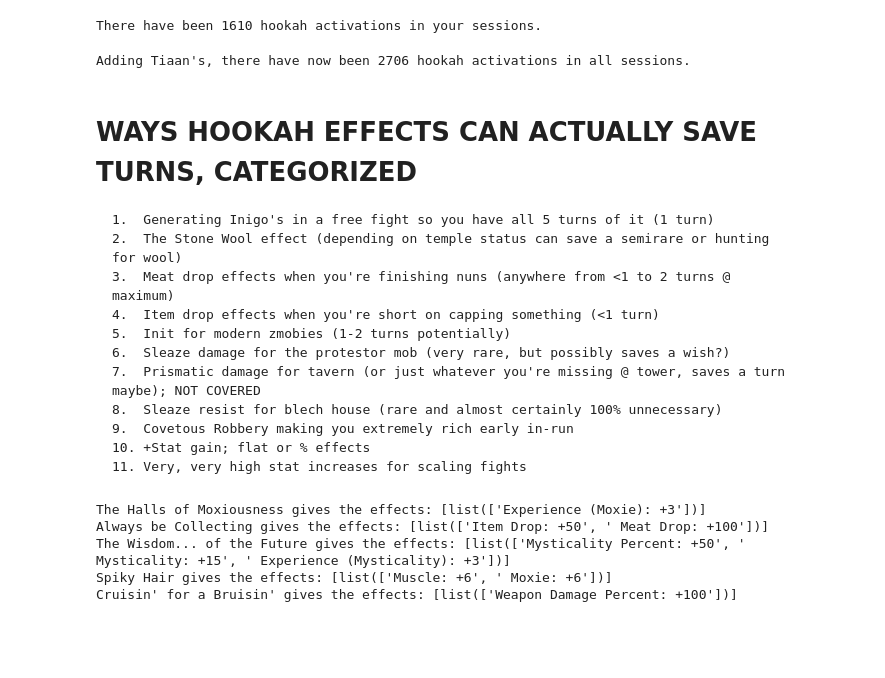
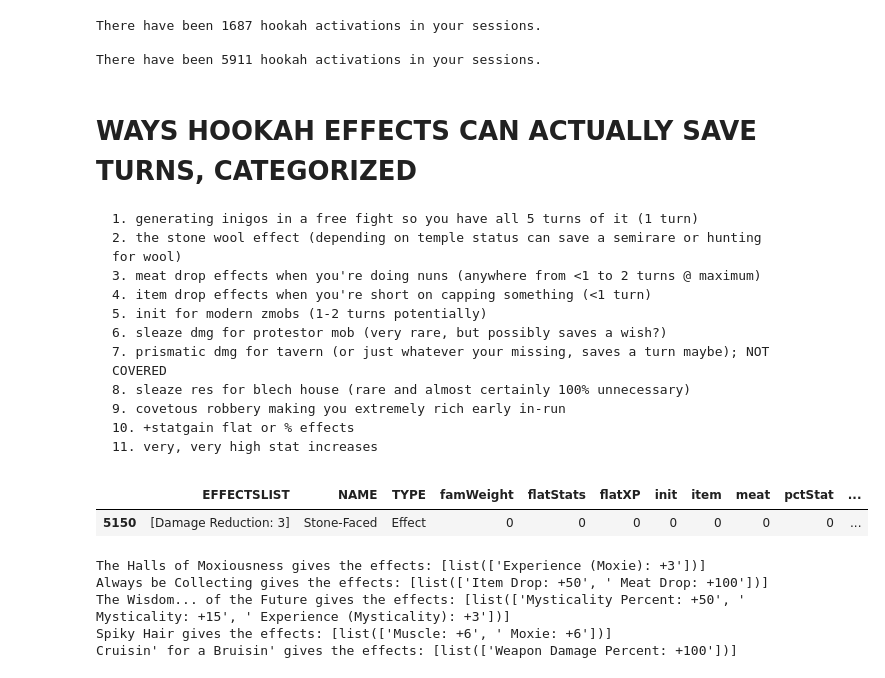
Before and after one commit to docrostov/KOLSpading, a Jupyter notebook: KOL -- Hookah Spading.ipynb, the cells around one changed output. Cells and saved outputs as stored; diff of their text form; code cells hidden in the pictures; blank space fills up the shorter version.

```diff
--- a/KOL -- Hookah Spading.ipynb
+++ b/KOL -- Hookah Spading.ipynb
@@ -22,18 +14,18 @@ mafiaMODS = requests.get('https://svn.code.sf.net/p/kolmafia/code/src/data/modif
 import warnings
 warnings.simplefilter('ignore')
 # %%
-import os
-
 sessionDir   = '/Users/amcguire/Library/Application Support/KoLmafia/sessions'
 
-# Extract & save all Hookah effects from my personal logs
+# get all hookah effects
 
 hookah = []
 
+# Start with my sessions & the few sent by Lyft/Aen
 for file in os.listdir(sessionDir):
 
     # I use a Mac, so I have to correct for my DS store hidden files
-    if file != '.DS_Store':
+    if file not in ['.DS_Store','bosskillinghookah.7z','Lyft_ascend20190211.txt',
+                    'bosskillinghookah','Lyft_ascend20190211.html','Lyft -- 2d442advs.xlsx']:
 
         currFile = open('{}/{}'.format(sessionDir, file)).read()
 
@@ -44,35 +36,38 @@ for file in os.listdir(sessionDir):
 
 print('There have been {} hookah activations in your sessions.'.format(len(hookah)))
 
-f = open(os.getcwd() + 'myEffects.csv','w+',newline='')
-for h in hookah:
-    f.write(str(h)+'\n')
-f.close()
+# Then add Dict's sessions!
+for file in os.listdir(sessionDir+'/bosskillinghookah/'):
+
+    # I use a Mac, so I have to correct for my DS store hidden files
+    if file not in ['.DS_Store','bosskillinghookah.7z','Lyft_ascend20190211.txt',
+                    'bosskillinghookah','Lyft_ascend20190211.html','Lyft -- 2d442advs.xlsx']:
+
+        currFile = open('{}/{}'.format(sessionDir+'/bosskillinghookah/', file)).read()
+
+        for ct, line in enumerate(currFile.split(sep='\n')):
+            if line[0:22] == 'You acquire an effect:': # Always the starting string.
+                if line[-3:] == '(6)': # Hookah activations always give 6 turns.
+                    hookah = hookah + [line[23:-3].strip()] # Add it to the list!
+
+print('\nThere have been {} hookah activations in your sessions.'.format(len(hookah)))
 # %% [output]
-There have been 1610 hookah activations in your sessions.
+There have been 1687 hookah activations in your sessions.
+
+There have been 5911 hookah activations in your sessions.
-# %%
-# Extract and use Tiaan's provided data
-file = open(os.getcwd() + '/tiaanEffects.txt',encoding = "ISO-8859-1").read()
-
-for ct, line in enumerate(file.split(sep='\n')[1:]):
-    hookah = hookah+[line[24:-4]]
-
-print("Adding Tiaan's, there have now been {} hookah activations in all sessions.".format(len(hookah)))
-# %% [output]
-Adding Tiaan's, there have now been 2706 hookah activations in all sessions.
 # %% [markdown]
 # WAYS HOOKAH EFFECTS CAN ACTUALLY SAVE TURNS, CATEGORIZED
-    1.  Generating Inigo's in a free fight so you have all 5 turns of it (1 turn)
-    2.  The Stone Wool effect (depending on temple status can save a semirare or hunting for wool)
-    3.  Meat drop effects when you're finishing nuns (anywhere from <1 to 2 turns @ maximum)
-    4.  Item drop effects when you're short on capping something (<1 turn)
-    5.  Init for modern zmobies (1-2 turns potentially)
-    6.  Sleaze damage for the protestor mob (very rare, but possibly saves a wish?)
-    7.  Prismatic damage for tavern (or just whatever you're missing @ tower, saves a turn maybe); NOT COVERED
-    8.  Sleaze resist for blech house (rare and almost certainly 100% unnecessary)
-    9.  Covetous Robbery making you extremely rich early in-run
-    10. +Stat gain; flat or % effects
-    11. Very, very high stat increases for scaling fights
+    1. generating inigos in a free fight so you have all 5 turns of it (1 turn)
+    2. the stone wool effect (depending on temple status can save a semirare or hunting for wool)
+    3. meat drop effects when you're doing nuns (anywhere from <1 to 2 turns @ maximum)
+    4. item drop effects when you're short on capping something (<1 turn)
+    5. init for modern zmobs (1-2 turns potentially)
+    6. sleaze dmg for protestor mob (very rare, but possibly saves a wish?)
+    7. prismatic dmg for tavern (or just whatever your missing, saves a turn maybe); NOT COVERED
+    8. sleaze res for blech house (rare and almost certainly 100% unnecessary)
+    9. covetous robbery making you extremely rich early in-run
+    10. +statgain flat or % effects
+    11. very, very high stat increases
 # %%
 def modParse(x):
     ''' Quick custom function w/ exception for parsing modifiers from plaintext '''
@@ -155,3 +147,8 @@ modsDF = pd.DataFrame(modsList)
+# %%
+modsDF.loc[modsDF['NAME']=='Stone-Faced',]
+# %% [output]
+|  | EFFECTSLIST | NAME | TYPE | famWeight | flatStats | flatXP | init | item | meat | pctStat | ... |
+| 5150 | [Damage Reduction: 3] | Stone-Faced | Effect | 0 | 0 | 0 | 0 | 0 | 0 | 0 | ... |
 # %%
 # testing to make sure the effects are properly generating
 
```
Also changed, not shown: parts of 10 cells of this notebook.
